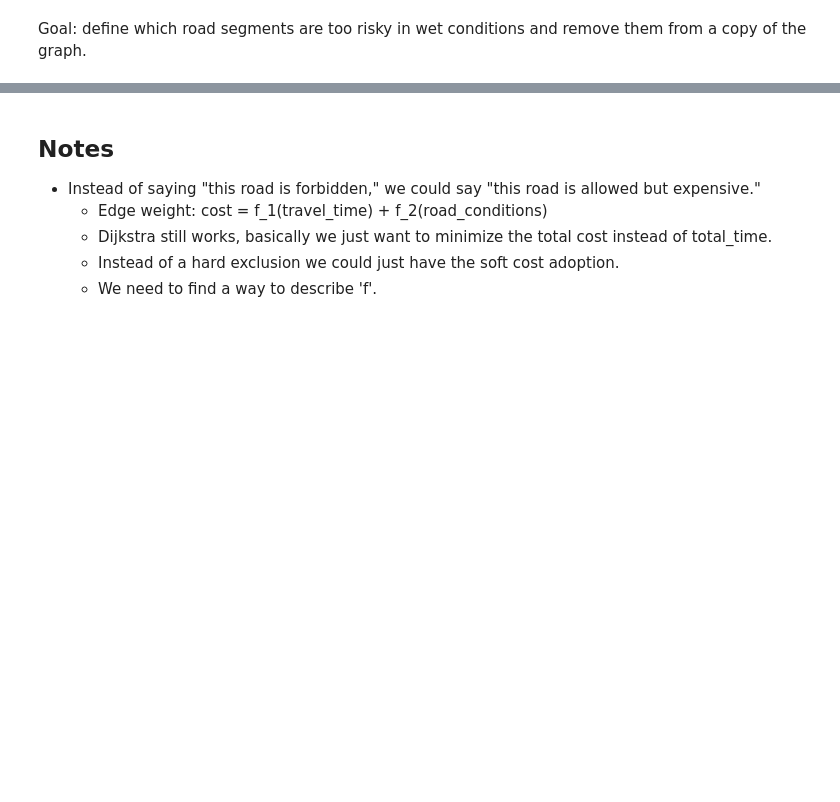
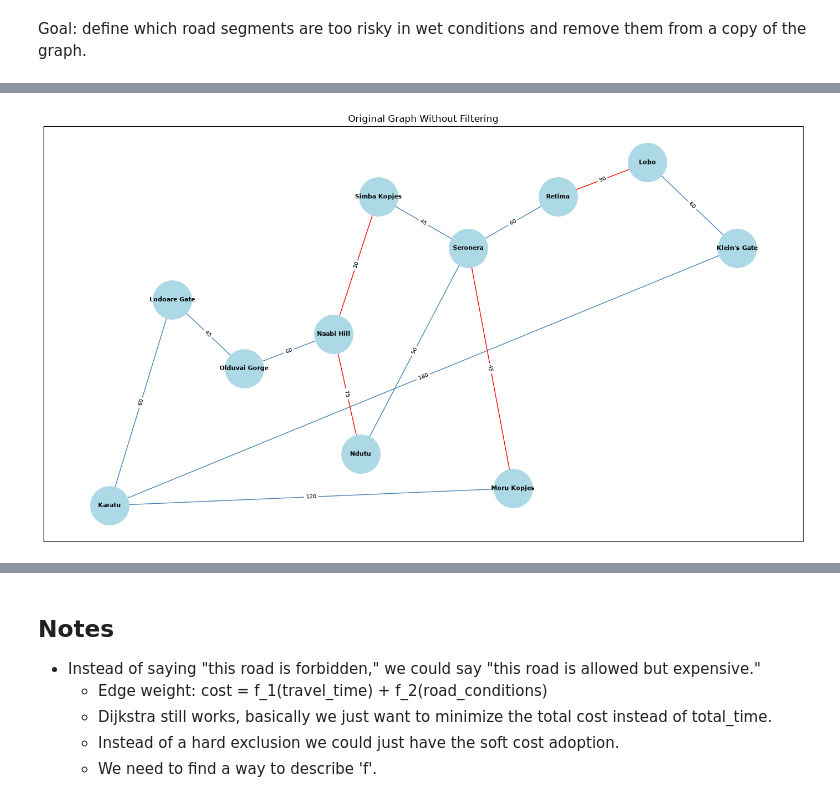
Before and after one commit to ptjuanramos/safari-ai-explorer-notebook, a Jupyter notebook: route-optimizer/02_simple_mud_filter.ipynb, the cells around one changed output, grey strips where cells are left out. Cells and saved outputs as stored; diff of their text form; code cells hidden in the pictures; blank space fills up the shorter version.

```diff
--- a/route-optimizer/02_simple_mud_filter.ipynb
+++ b/route-optimizer/02_simple_mud_filter.ipynb
@@ -1,4 +1,10 @@
 # %% [markdown]
 Goal: define which road segments are too risky in wet conditions and remove them from a copy of the graph.
 # %%
-from networkx import Graph
+import networkx as nx
+from config import get_default_graph, NODE_POS
+from utils import draw_graph
+
+G = get_default_graph()
+
+nx.describe(G)
@@ -5 +20,7 @@ from networkx import Graph
+# %%
+original_edge_labels = {(u, v): data['road'].travel_time for u, v, data in G.edges(data=True)}
+
+draw_graph(G, NODE_POS, original_edge_labels, 'Original Graph Without Filtering')
+# %% [output]
+[figure, added]
 # %%
```
Also changed, not shown: parts of 7 cells of this notebook, 2 other files.
